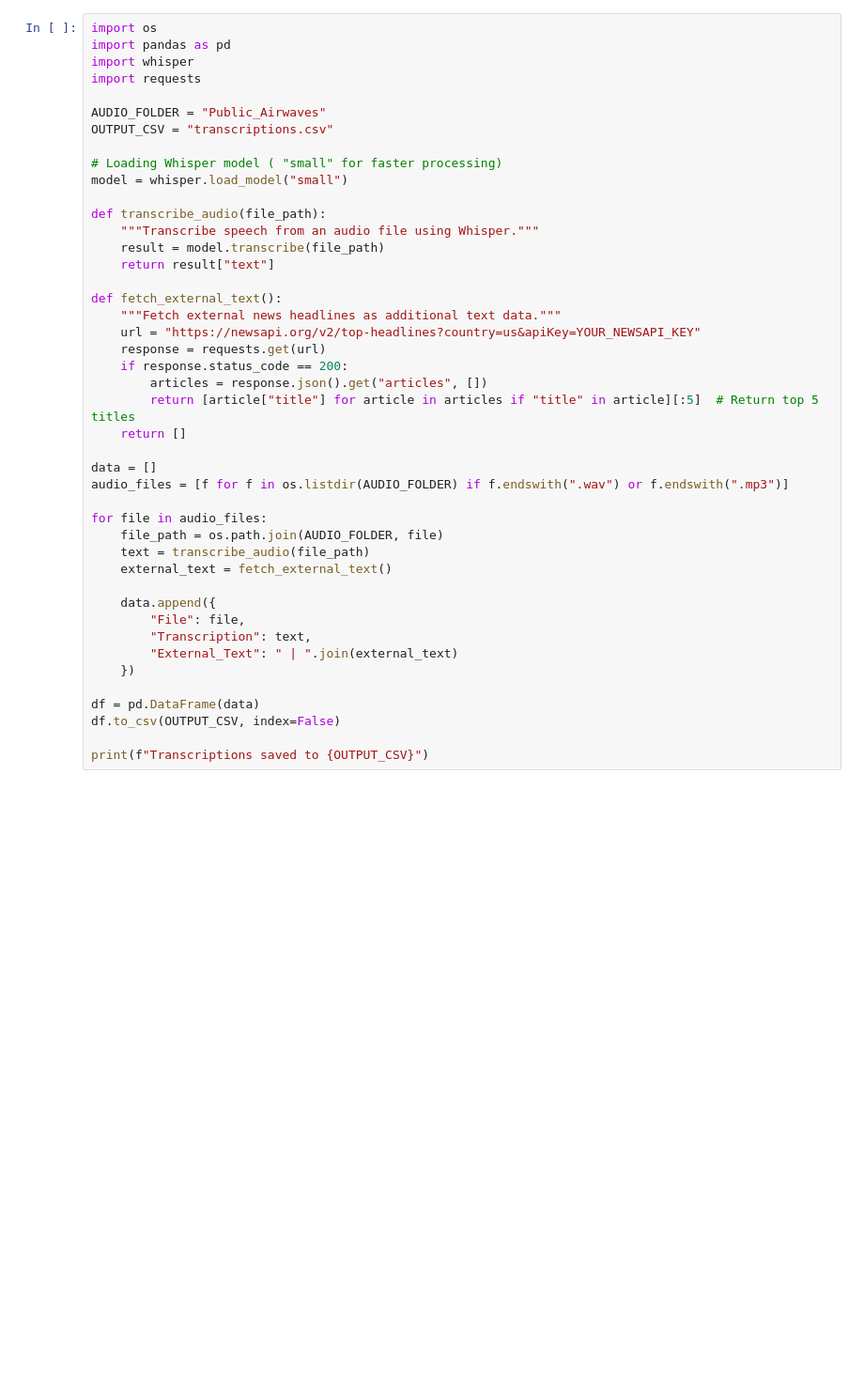
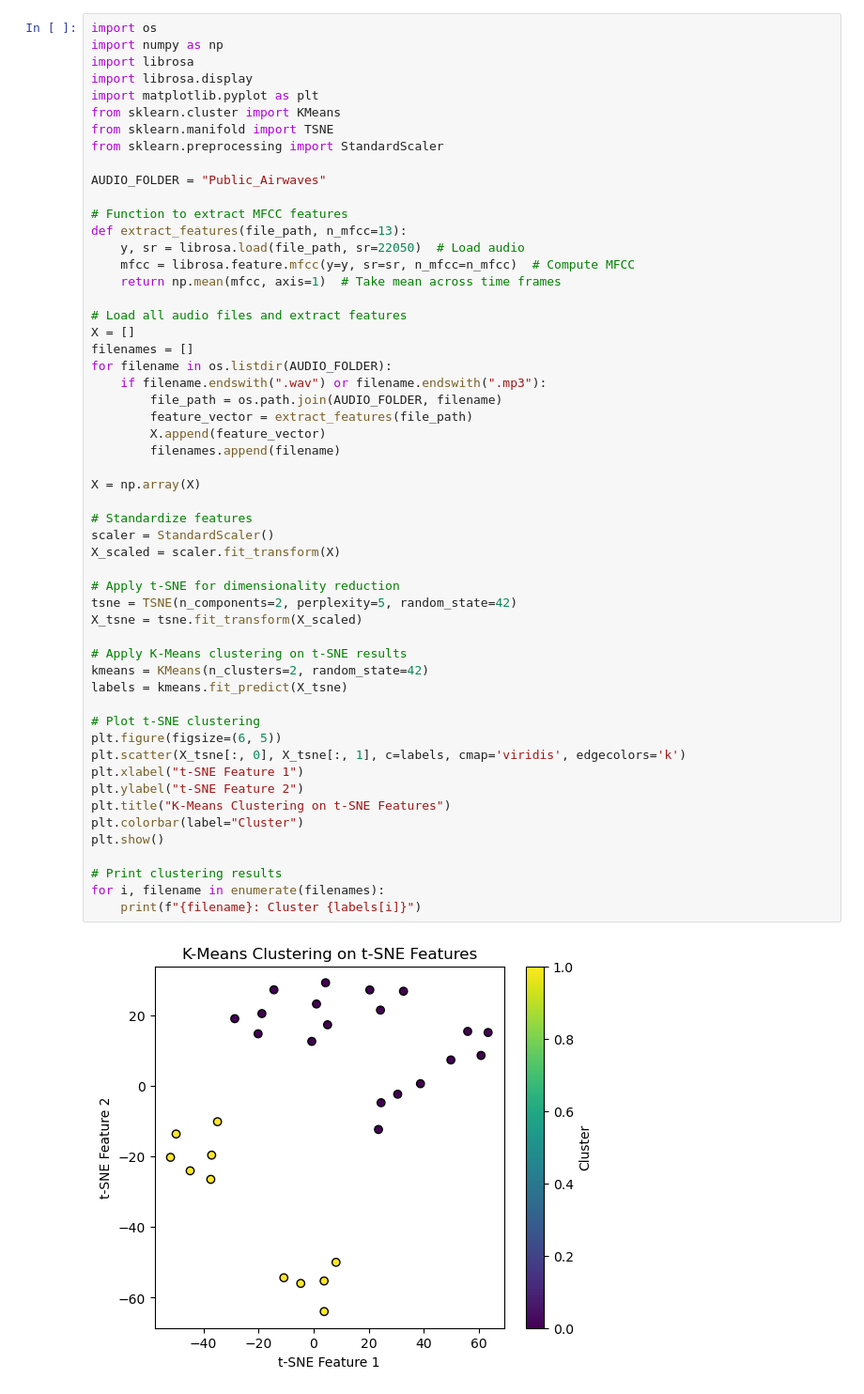
Before and after one commit to soumyasavarn/DA323_assignment01, a Jupyter notebook: Scalable Data Collection [TASK 01]/Task C/(Public_Airwaves) use_case.ipynb, the cells around one changed output. Shown at 94% size. Cells and saved outputs as stored; diff of their text form; blank space fills up the shorter version.

```diff
--- a/Scalable Data Collection [TASK 01]/Task C/(Public_Airwaves) use_case.ipynb
+++ b/Scalable Data Collection [TASK 01]/Task C/(Public_Airwaves) use_case.ipynb
@@ -1,45 +1,56 @@
 # %%
 import os
-import pandas as pd
-import whisper
-import requests
+import numpy as np
+import librosa
+import librosa.display
+import matplotlib.pyplot as plt
+from sklearn.cluster import KMeans
+from sklearn.manifold import TSNE
+from sklearn.preprocessing import StandardScaler
 
 AUDIO_FOLDER = "Public_Airwaves"
-OUTPUT_CSV = "transcriptions.csv"
 
-# Loading Whisper model ( "small" for faster processing)
-model = whisper.load_model("small")
+# Function to extract MFCC features
+def extract_features(file_path, n_mfcc=13):
+    y, sr = librosa.load(file_path, sr=22050)  # Load audio
+    mfcc = librosa.feature.mfcc(y=y, sr=sr, n_mfcc=n_mfcc)  # Compute MFCC
+    return np.mean(mfcc, axis=1)  # Take mean across time frames
 
-def transcribe_audio(file_path):
-    """Transcribe speech from an audio file using Whisper."""
-    result = model.transcribe(file_path)
-    return result["text"]
+# Load all audio files and extract features
+X = []
+filenames = []
+for filename in os.listdir(AUDIO_FOLDER):
+    if filename.endswith(".wav") or filename.endswith(".mp3"):
+        file_path = os.path.join(AUDIO_FOLDER, filename)
+        feature_vector = extract_features(file_path)
+        X.append(feature_vector)
+        filenames.append(filename)
 
-def fetch_external_text():
-    """Fetch external news headlines as additional text data."""
-    url = "https://newsapi.org/v2/top-headlines?country=us&apiKey=YOUR_NEWSAPI_KEY"
-    response = requests.get(url)
-    if response.status_code == 200:
-        articles = response.json().get("articles", [])
-        return [article["title"] for article in articles if "title" in article][:5]  # Return top 5 titles
-    return []
+X = np.array(X)
 
-data = []
-audio_files = [f for f in os.listdir(AUDIO_FOLDER) if f.endswith(".wav") or f.endswith(".mp3")]
+# Standardize features
+scaler = StandardScaler()
+X_scaled = scaler.fit_transform(X)
 
-for file in audio_files:
-    file_path = os.path.join(AUDIO_FOLDER, file)
-    text = transcribe_audio(file_path)
-    external_text = fetch_external_text()
+# Apply t-SNE for dimensionality reduction
+tsne = TSNE(n_components=2, perplexity=5, random_state=42)
+X_tsne = tsne.fit_transform(X_scaled)
 
-    data.append({
-        "File": file,
-        "Transcription": text,
-        "External_Text": " | ".join(external_text)
-    })
+# Apply K-Means clustering on t-SNE results
+kmeans = KMeans(n_clusters=2, random_state=42)
+labels = kmeans.fit_predict(X_tsne)
 
-df = pd.DataFrame(data)
-df.to_csv(OUTPUT_CSV, index=False)
+# Plot t-SNE clustering
+plt.figure(figsize=(6, 5))
+plt.scatter(X_tsne[:, 0], X_tsne[:, 1], c=labels, cmap='viridis', edgecolors='k')
+plt.xlabel("t-SNE Feature 1")
+plt.ylabel("t-SNE Feature 2")
+plt.title("K-Means Clustering on t-SNE Features")
+plt.colorbar(label="Cluster")
+plt.show()
 
-print(f"Transcriptions saved to {OUTPUT_CSV}")
+# Print clustering results
+for i, filename in enumerate(filenames):
+    print(f"{filename}: Cluster {labels[i]}")
 # %% [output]
+[figure, added]
```
Also changed, not shown: parts of 6 cells of this notebook, 2 other files.
